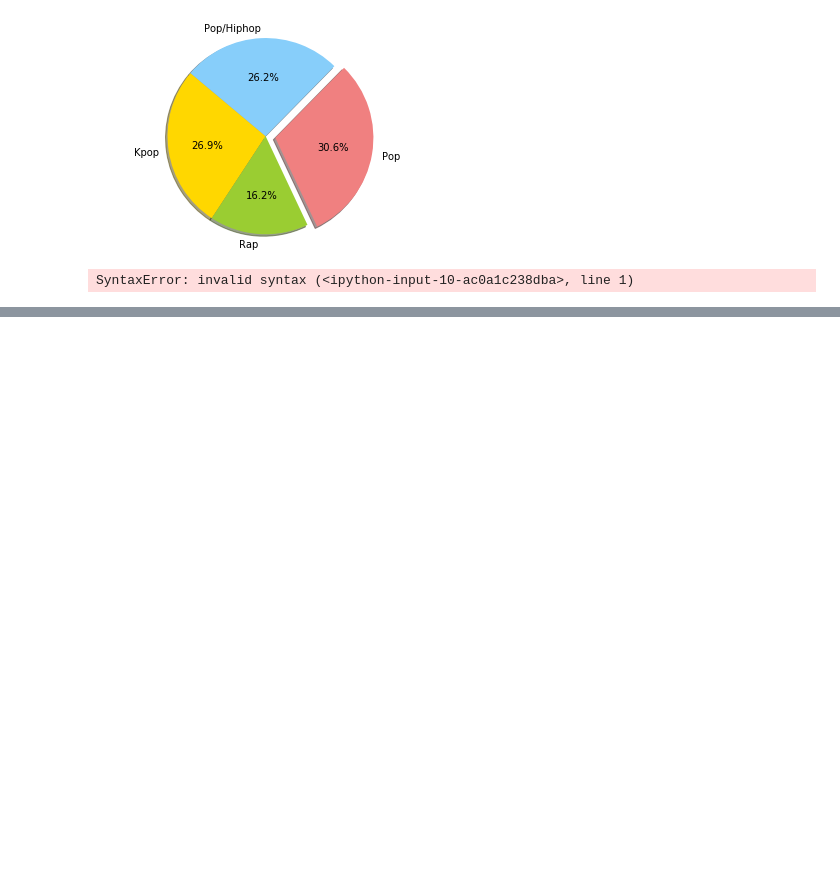
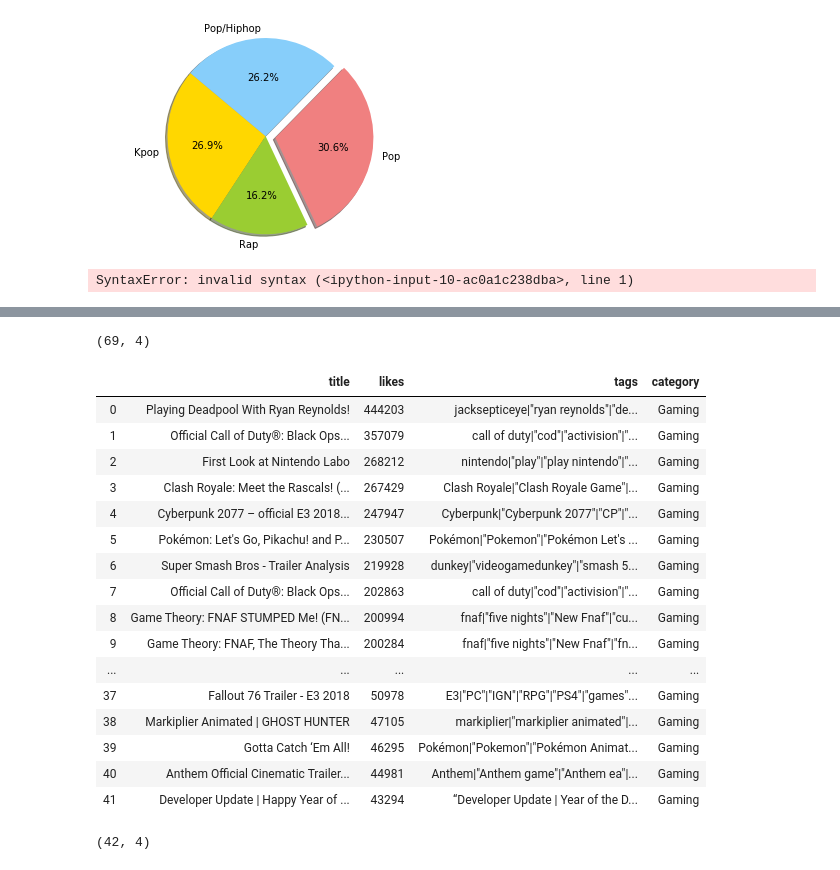
Before and after one commit to AlishaTech/YouTube_Trending, a Jupyter notebook: youtube.ipynb, the cells around one changed output, grey strips where cells are left out. Saved outputs shown, nothing was run; the diff lists cells and outputs as text; code cells hidden in the pictures; blank space fills up the shorter version.

```diff
--- a/youtube.ipynb
+++ b/youtube.ipynb
@@ -179,0 +325,31 @@ df.info()
+# %%
+fadf.shape
+# %% [output]
+(69, 4)
+# %%
+GAMING = usdf[usdf['category'].isin(['Gaming'])]
+q8 = """SELECT *  FROM GAMING ORDER by likes  DESC limit 1000"""
+gdf = ps.sqldf(q8, locals())
+gdf
+# %% [output]
+|  | title | likes | tags | category |
+| 0 | Playing Deadpool With Ryan Reynolds! | 444203 | jacksepticeye|"ryan reynolds"|"de... | Gaming |
+| 1 | Official Call of Duty®: Black Ops... | 357079 | call of duty|"cod"|"activision"|"... | Gaming |
+| 2 | First Look at Nintendo Labo | 268212 | nintendo|"play"|"play nintendo"|"... | Gaming |
+| 3 | Clash Royale: Meet the Rascals! (... | 267429 | Clash Royale|"Clash Royale Game"|... | Gaming |
+| 4 | Cyberpunk 2077 – official E3 2018... | 247947 | Cyberpunk|"Cyberpunk 2077"|"CP"|"... | Gaming |
+| 5 | Pokémon: Let's Go, Pikachu! and P... | 230507 | Pokémon|"Pokemon"|"Pokémon Let's ... | Gaming |
+| 6 | Super Smash Bros - Trailer Analysis | 219928 | dunkey|"videogamedunkey"|"smash 5... | Gaming |
+| 7 | Official Call of Duty®: Black Ops... | 202863 | call of duty|"cod"|"activision"|"... | Gaming |
+| 8 | Game Theory: FNAF STUMPED Me! (FN... | 200994 | fnaf|"five nights"|"New Fnaf"|"cu... | Gaming |
+| 9 | Game Theory: FNAF, The Theory Tha... | 200284 | fnaf|"five nights"|"New Fnaf"|"fn... | Gaming |
+| ... | ... | ... | ... | ... |
+| 37 | Fallout 76 Trailer - E3 2018 | 50978 | E3|"PC"|"IGN"|"RPG"|"PS4"|"games"... | Gaming |
+| 38 | Markiplier Animated | GHOST HUNTER | 47105 | markiplier|"markiplier animated"|... | Gaming |
+| 39 | Gotta Catch ‘Em All! | 46295 | Pokémon|"Pokemon"|"Pokémon Animat... | Gaming |
+| 40 | Anthem Official Cinematic Trailer... | 44981 | Anthem|"Anthem game"|"Anthem ea"|... | Gaming |
+| 41 | Developer Update | Happy Year of ... | 43294 | “Developer Update | Year of the D... | Gaming |
+# %%
+gdf.shape
+# %% [output]
+(42, 4)
```
Also changed, not shown: parts of 18 cells of this notebook.
